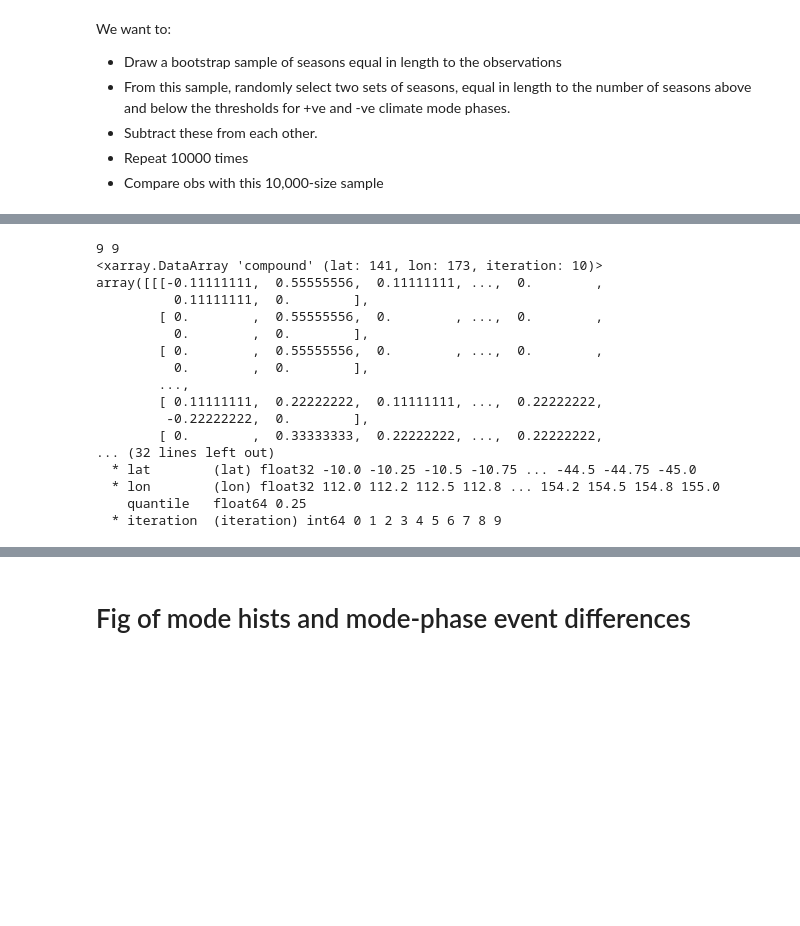
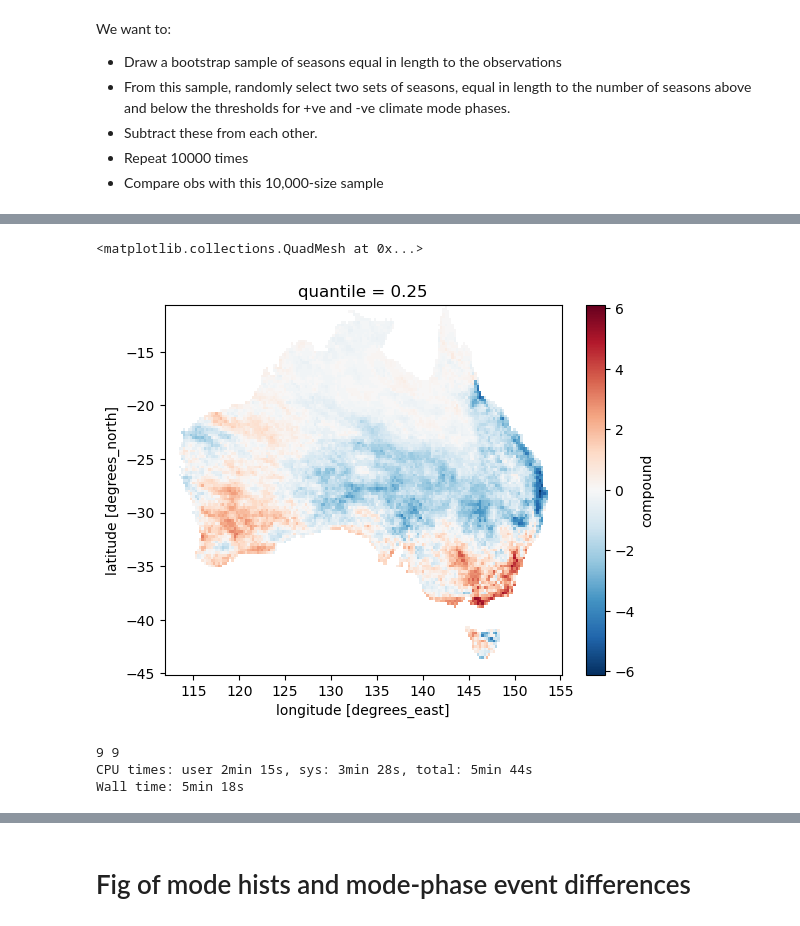
Before and after one commit to dougrichardson/Richardson_2023_energy, a Jupyter notebook: 2_drivers.ipynb, the cells around one changed output, grey strips where cells are left out. Saved outputs shown, nothing was run; the diff lists cells and outputs as text; code cells hidden in the pictures; blank space fills up the shorter version.

Commit message:
Prepared full bootstrap code

```diff
--- a/2_drivers.ipynb
+++ b/2_drivers.ipynb
@@ -1188,7 +1190,7 @@ def apply_quantile(obs_da, bootstrap_da, absolute=False, lat_name="lat", lon_nam
         bs_stack,
         input_core_dims=[[], ['iteration']],
         output_core_dims=[[]],
-        # dask='allowed'
+        dask='allowed'
     )
     # unstack and sort lats to original ordering
     ds = quantiles.unstack('point').sortby(lat_name, ascending=False)
@@ -1225,17 +1227,18 @@ def stat_signif_diff(
     n_iter: number of iterations
     lower_q, upper_q: [0,1], quantiles to assign significance
     """
-    # Season for event_da
+    # Season for event_da and obs_da
     months = fn.get_seasons()[season]
     event_da = fn.month_subset(event_da, months)
+    # obs_da = fn.month_subset(obs_da, months)
 
     # Sample sizes of subsamples (from climate mode series)
     mode = fn.month_subset(mode_da, months)
     n_neg = mode.where(mode < -1 * mode.std("time")).count().values
     n_pos = mode.where(mode > mode.std("time")).count().values
-    print(n_neg, n_pos)
+    # print(n_neg, n_pos)
 
-    resamples_list = []
+    pvals_list = []
     # For each block length
     for L in block_lengths:
         # Obtain bootstrap samples
@@ -1260,29 +1263,15 @@ def stat_signif_diff(
 
         # Compute p-values of observations
         # First need quantiles of obs relative to bootstrap
-        print(bootstrap_diff)
         q_obs = apply_quantile(obs_da, bootstrap_diff)
+        # p-values: different formula depending on upper or lower tail
+        # p = q, if q < 0.5,
+        # p = 1 - q, if q > 0.5
+        pvals = q_obs.where(q_obs <= 0.5, 1 - q_obs)
 
+        pvals_list.append(q_obs.assign_coords({'L': L}))
 
-        resamples_list.append(q_obs.assign_coords({'L': L}))
-
-    # Concat across all block lengths
-    resamples = xr.concat(resamples_list, dim="L")
-
-
-#     # Obtain lower and upper quantile values
-#     q_lower = resamples.quantile(lower_q, "iteration")
-#     q_upper = resamples.quantile(upper_q, "iteration")
-
-#     # Assign significance if obs outside quantiles
-#     sig = xr.where(
-#         (obs_da < q05) |
-#         (obs_da > q95),
-#         1,
-#         0
-#     )
-#     return sig
-    return resamples
+    return xr.concat(pvals_list, dim="L")
 # %%
 def fdr(p_values_da, alpha=0.1):
     """
@@ -1330,28 +1396,20 @@ range(1, 10)
+# %%
+obs_.compute().where(mask.notnull()).plot()
+# %% [output]
+<matplotlib.collections.QuadMesh at 0x...>
+[figure, added]
 # %%
-sig = stat_signif_diff(
-    event_diff(da, nino34["nino34"], "Winter"),
-    aus_events_both_seasonal_total,
+%%time
+pvals = stat_signif_diff(
+    obs_.compute().where(mask.notnull()),
+    da.compute().where(mask.notnull()),
     nino34["nino34"],
     "Winter",
     [1],
-    n_iter=10
+    n_iter=1000
 )
 # %% [output]
 9 9
-<xarray.DataArray 'compound' (lat: 141, lon: 173, iteration: 10)>
-array([[[-0.11111111,  0.55555556,  0.11111111, ...,  0.        ,
-          0.11111111,  0.        ],
-        [ 0.        ,  0.55555556,  0.        , ...,  0.        ,
-          0.        ,  0.        ],
-        [ 0.        ,  0.55555556,  0.        , ...,  0.        ,
-          0.        ,  0.        ],
-        ...,
-        [ 0.11111111,  0.22222222,  0.11111111, ...,  0.22222222,
-         -0.22222222,  0.        ],
-        [ 0.        ,  0.33333333,  0.22222222, ...,  0.22222222,
-... (32 lines left out)
-  * lat        (lat) float32 -10.0 -10.25 -10.5 -10.75 ... -44.5 -44.75 -45.0
-  * lon        (lon) float32 112.0 112.2 112.5 112.8 ... 154.2 154.5 154.8 155.0
-    quantile   float64 0.25
-  * iteration  (iteration) int64 0 1 2 3 4 5 6 7 8 9
+CPU times: user 2min 15s, sys: 3min 28s, total: 5min 44s
+Wall time: 5min 18s
 # %%
```
Also changed, not shown: parts of 19 cells of this notebook.
